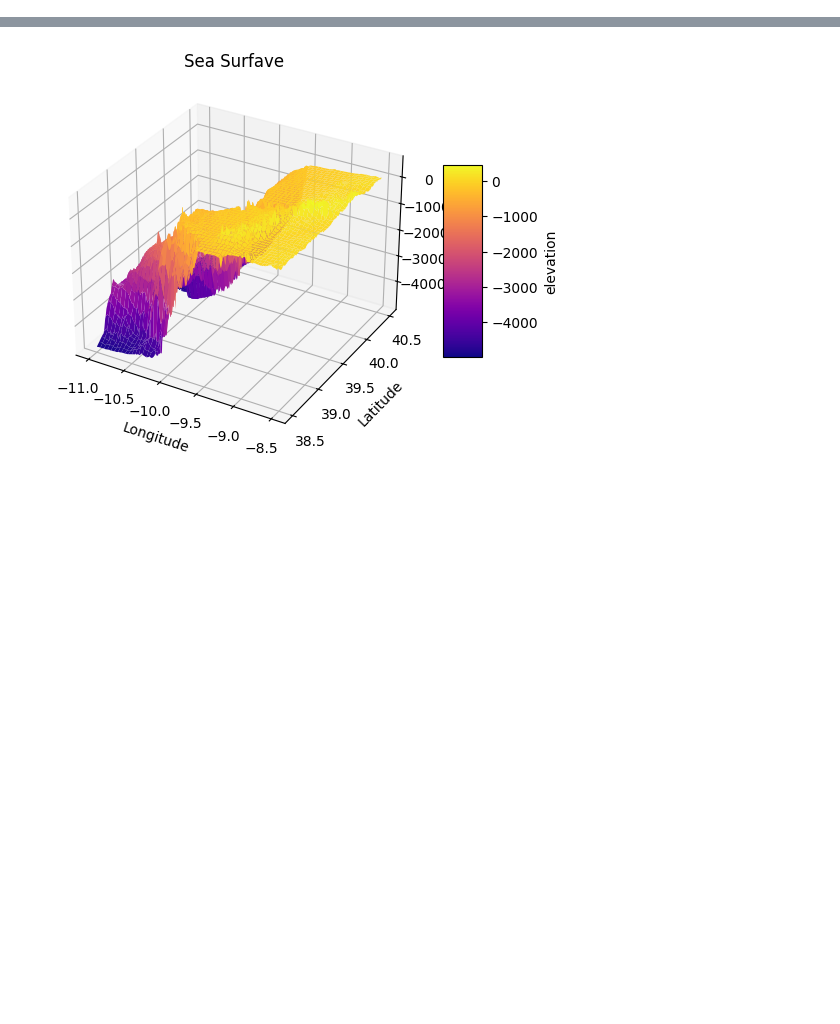
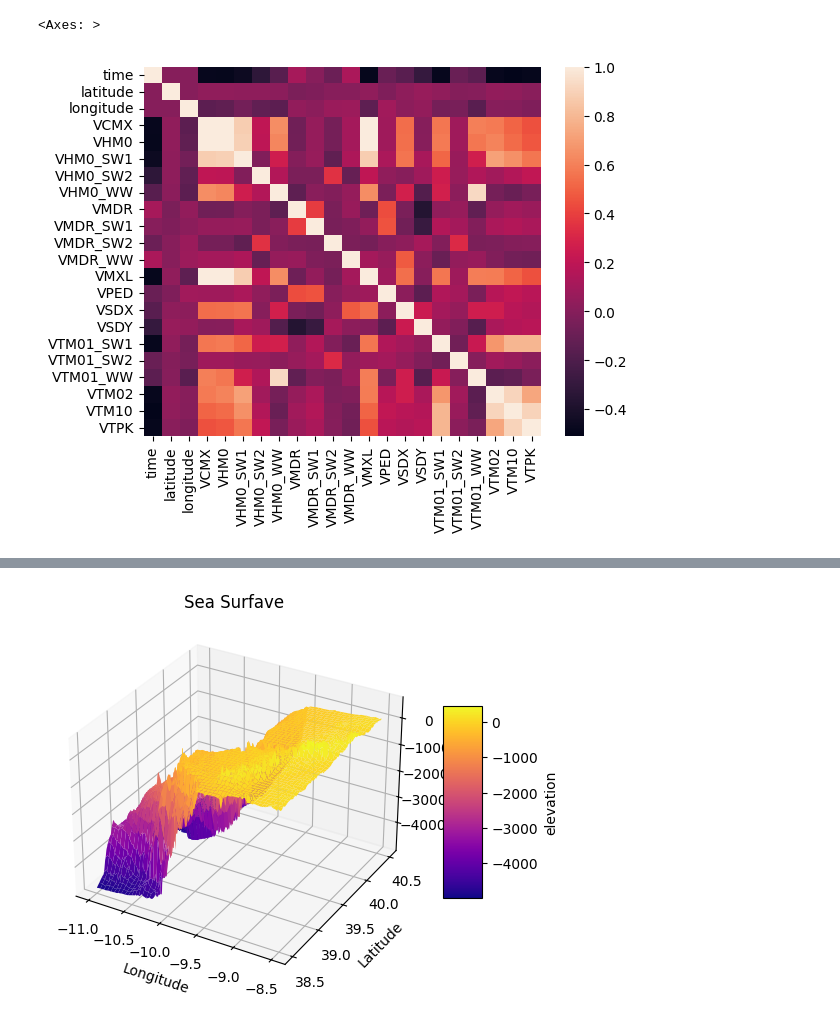
Before and after one commit to oghritik/Wave-Prediction, a Jupyter notebook: data.ipynb, the cells around one changed output, grey strips where cells are left out. Cells and saved outputs as stored; diff of their text form; code cells hidden in the pictures; blank space fills up the shorter version.

```diff
--- a/data.ipynb
+++ b/data.ipynb
@@ -7,0 +46,31 @@ ds = Dataset("/Users/hritik/Documents/Project /Wave-Prediction/dAtA/Sea_surface/
+# %%
+time = all_ds.variables['time'][:5000]              # shape: (ntime,)
+lat = all_ds.variables['latitude'][:5000]           # shape: (nlat,)
+lon = all_ds.variables['longitude'][:5000]          # shape: (nlon,)
+
+# Create a meshgrid of coordinates
+time_grid, lat_grid, lon_grid = np.meshgrid(time, lat, lon, indexing='ij')
+var_names = [
+    'VCMX', 'VHM0', 'VHM0_SW1', 'VHM0_SW2', 'VHM0_WW',
+    'VMDR', 'VMDR_SW1', 'VMDR_SW2', 'VMDR_WW',
+    'VMXL', 'VPED', 'VSDX', 'VSDY',
+    'VTM01_SW1', 'VTM01_SW2', 'VTM01_WW',
+    'VTM02', 'VTM10', 'VTPK'
+]
+
+data = {}
+for var in var_names:
+    print(f'Loading {var}...')
+    arr = all_ds.variables[var][:5000]              # shape: (time, lat, lon)
+    data[var] = arr.ravel()                     # flatten to 1D
+
+# Build the DataFrame
+df = pd.DataFrame({
+    'time': time_grid.ravel(),
+    'latitude': lat_grid.ravel(),
+    'longitude': lon_grid.ravel(),
+    **data
+})
+
+# print(df.head())
+# print(df.info())
@@ -7,0 +99,5 @@ ds = Dataset("/Users/hritik/Documents/Project /Wave-Prediction/dAtA/Sea_surface/
+# %%
+sns.heatmap(df.corr())
+# %% [output]
+<Axes: >
+[figure, added]
```
Also changed, not shown: parts of 21 cells of this notebook, 1 other file.
